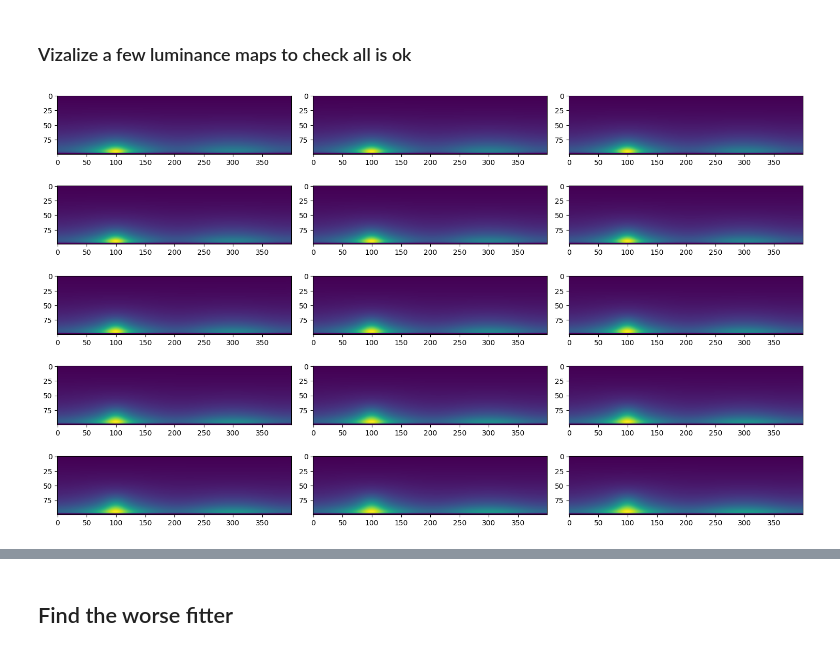
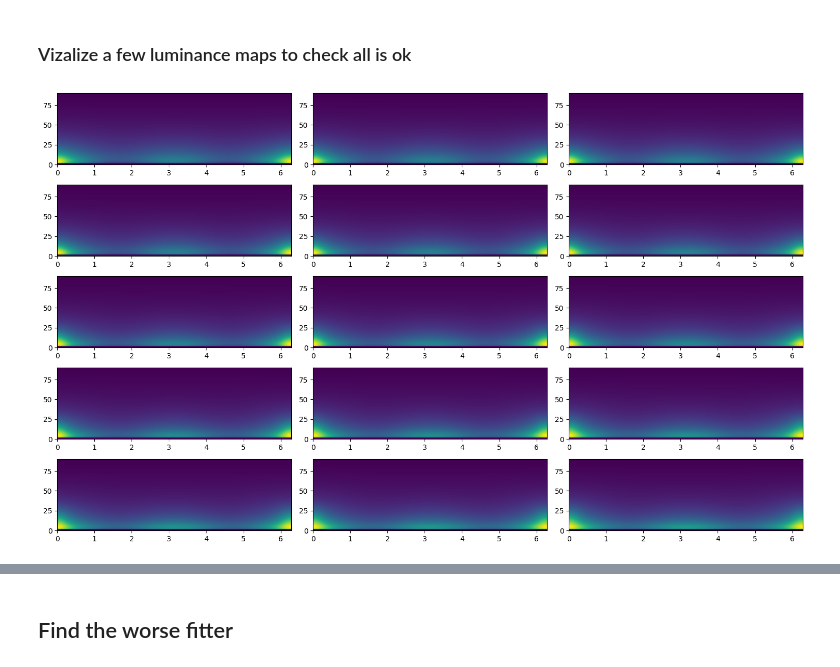
Before and after one commit to matttsss/mitsuba3, a Jupyter notebook: sampling_tests/warps.ipynb, the cells around one changed output, grey strips where cells are left out. Cells and saved outputs as stored; diff of their text form; code cells hidden in the pictures.

```diff
--- a/sampling_tests/warps.ipynb
+++ b/sampling_tests/warps.ipynb
@@ -13,7 +13,7 @@ import mitsuba as mi
 mi.set_variant('cuda_ad_rgb')
 
 # Constants for training
-SUN_PHI = dr.pi / 2
+SUN_PHI = 0
 ALBEDO = 0.5
 MIN_ETA = dr.deg2rad(2)
 MAX_ETA = dr.deg2rad(88)
@@ -123,35 +123,36 @@ def viz_sky_map(ax, sun_dir, sky_rad, sky_params, norm_factor, idx):
     sun_dir = dr.gather(mi.Vector3f, sun_dir, idx)
     sky_rad = dr.gather(mi.Color3f, sky_rad, idx)
     sky_params = dr.gather(mi.ArrayXf, sky_params, idx, shape=(3 * 9, 1))
     norm_factor = dr.gather(mi.Float, norm_factor, idx)
 
     viz_res = (400, 100)
     phi, thetas = dr.meshgrid(
         dr.linspace(mi.Float, 0, 2 * dr.pi, viz_res[0]),
         dr.linspace(mi.Float, 0, dr.pi / 2 + 0.01 * dr.pi, viz_res[1])
     )
     st, ct = dr.sincos(thetas)
     sp, cp = dr.sincos(phi)
     wi = mi.Vector3f(st * cp, st * sp, ct)
 
     gamma = dr.unit_angle(wi, sun_dir)
 
     pdf = get_lum(sky_rad, sky_params, ct, gamma) * st * norm_factor
     pdf = mi.TensorXf(pdf, shape=viz_res[::-1])
 
-    ax.imshow(pdf)
+    im = ax.imshow(pdf, origin='upper',
+                extent=[0, 2*dr.pi, 0, 90], aspect='auto')
 
 
 
 fig, axs = plt.subplots(5, 3, figsize=(15, 9))
 axs = axs.flatten()
 for i in range(5*3):
     viz_sky_map(axs[i], sun_dir, sky_rad, sky_params, norm_factor, TRAINING_SUN_ETA_RES * i + 15)
 
 fig.tight_layout()
 plt.show()
 # %% [output]
-[figure, old version]
+[figure, new version]
 # %%
 def warp_u(weight, u):
     return weight * u / dr.sqrt(1 + u*u * (weight*weight -1))
```
Also changed, not shown: parts of 4 cells of this notebook.
